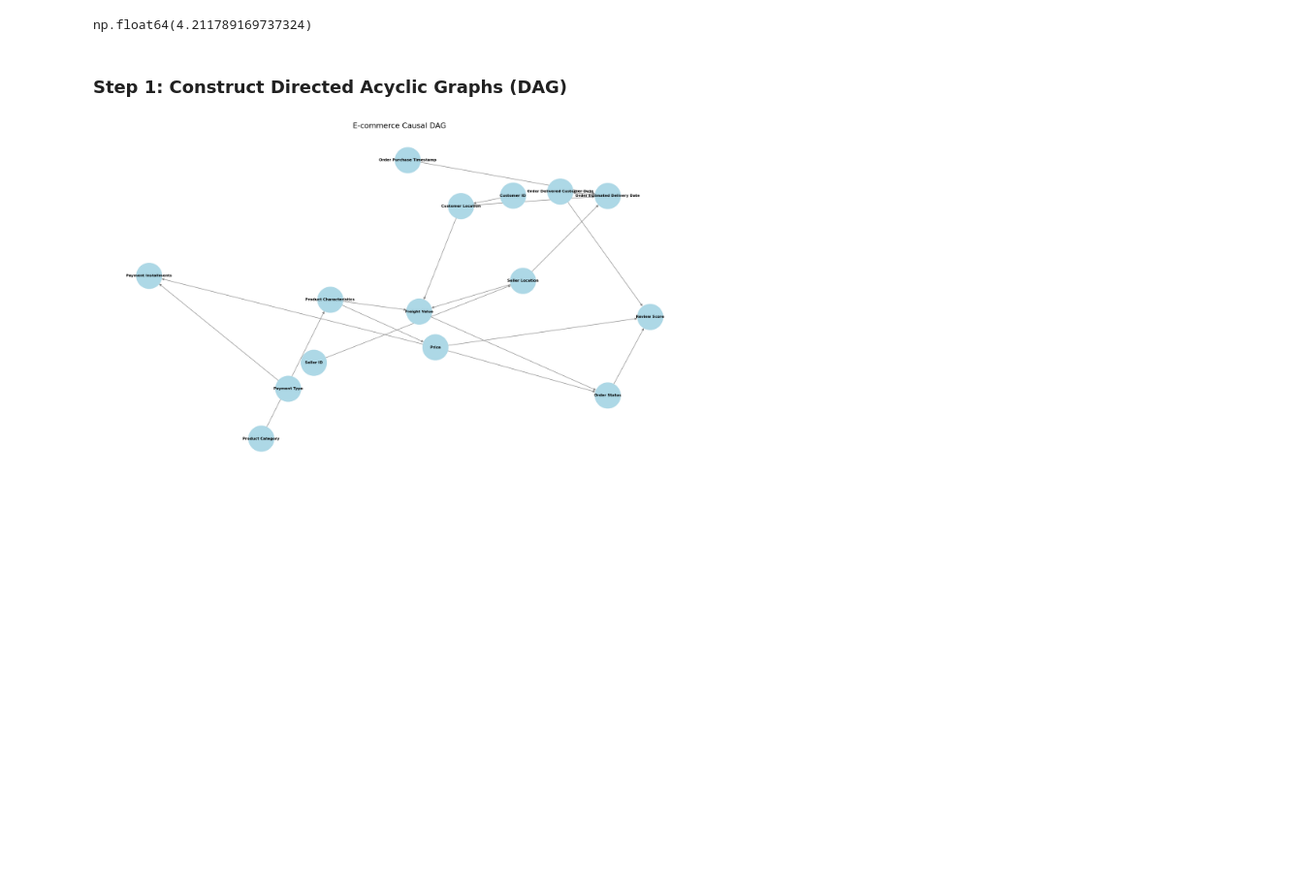
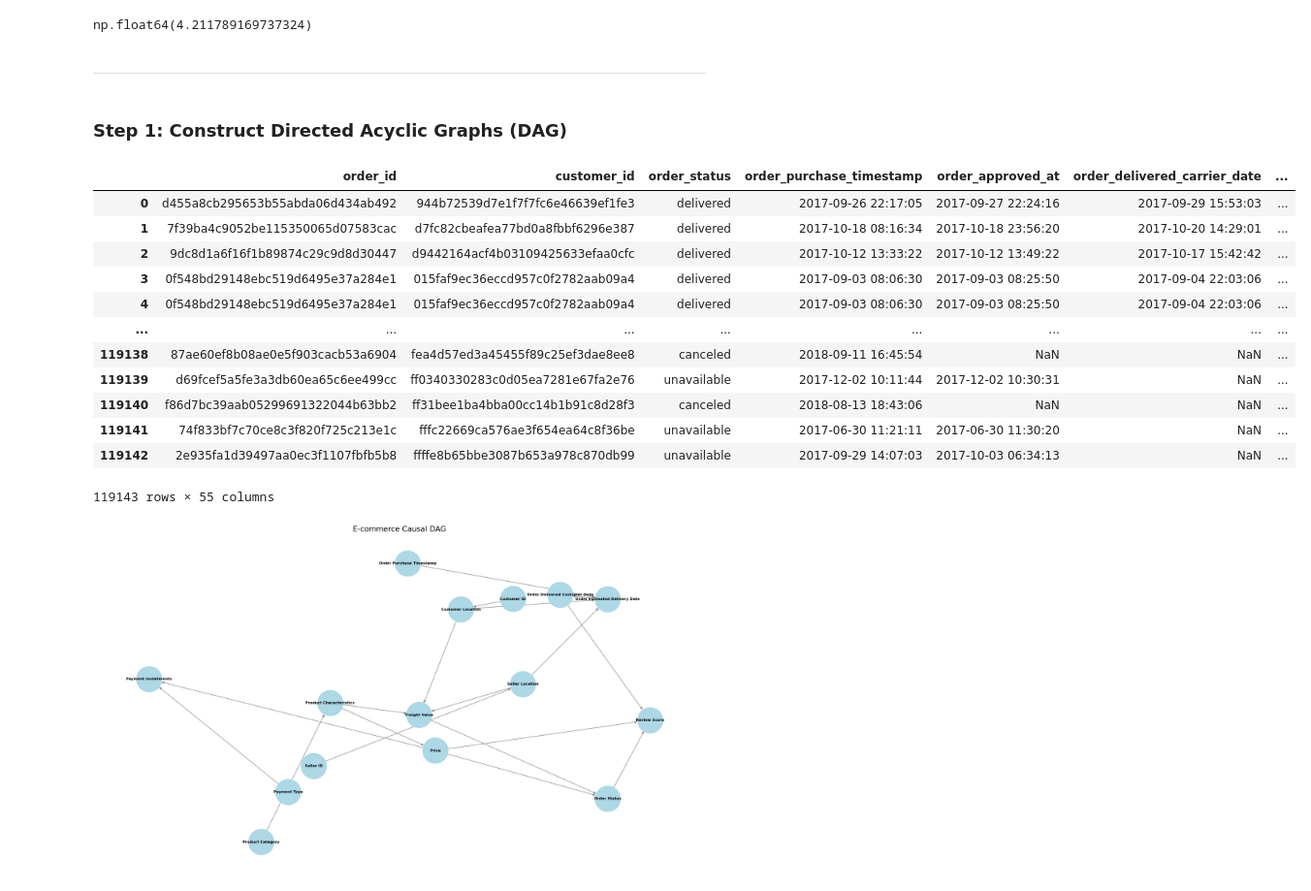
Before and after one commit to menni99/causal-attribution-analysis, a Jupyter notebook: resources/dev/analysis.ipynb, the cells around one changed output. Shown at 97% size. Saved outputs shown, nothing was run; the diff lists cells and outputs as text; code cells hidden in the pictures; blank space fills up the shorter version.

```diff
--- a/resources/dev/analysis.ipynb
+++ b/resources/dev/analysis.ipynb
@@ -232,8 +232,26 @@ np.float64(2.271138845553822)
 temp_df[temp_df['is_delivery_late'] == 0]['review_score'].mean()
 # %% [output]
 np.float64(4.211789169737324)
+# %% [markdown]
+----
 # %% [markdown]
 ### **Step 1**: Construct Directed Acyclic Graphs (DAG)
+# %%
+df
+# %% [output]
+|  | order_id | customer_id | order_status | order_purchase_timestamp | order_approved_at | order_delivered_carrier_date | ... |
+| 0 | d455a8cb295653b55abda06d434ab492 | 944b72539d7e1f7f7fc6e46639ef1fe3 | delivered | 2017-09-26 22:17:05 | 2017-09-27 22:24:16 | 2017-09-29 15:53:03 | ... |
+| 1 | 7f39ba4c9052be115350065d07583cac | d7fc82cbeafea77bd0a8fbbf6296e387 | delivered | 2017-10-18 08:16:34 | 2017-10-18 23:56:20 | 2017-10-20 14:29:01 | ... |
+| 2 | 9dc8d1a6f16f1b89874c29c9d8d30447 | d9442164acf4b03109425633efaa0cfc | delivered | 2017-10-12 13:33:22 | 2017-10-12 13:49:22 | 2017-10-17 15:42:42 | ... |
+| 3 | 0f548bd29148ebc519d6495e37a284e1 | 015faf9ec36eccd957c0f2782aab09a4 | delivered | 2017-09-03 08:06:30 | 2017-09-03 08:25:50 | 2017-09-04 22:03:06 | ... |
+| 4 | 0f548bd29148ebc519d6495e37a284e1 | 015faf9ec36eccd957c0f2782aab09a4 | delivered | 2017-09-03 08:06:30 | 2017-09-03 08:25:50 | 2017-09-04 22:03:06 | ... |
+| ... | ... | ... | ... | ... | ... | ... | ... |
+| 119138 | 87ae60ef8b08ae0e5f903cacb53a6904 | fea4d57ed3a45455f89c25ef3dae8ee8 | canceled | 2018-09-11 16:45:54 | NaN | NaN | ... |
+| 119139 | d69fcef5a5fe3a3db60ea65c6ee499cc | ff0340330283c0d05ea7281e67fa2e76 | unavailable | 2017-12-02 10:11:44 | 2017-12-02 10:30:31 | NaN | ... |
+| 119140 | f86d7bc39aab05299691322044b63bb2 | ff31bee1ba4bba00cc14b1b91c8d28f3 | canceled | 2018-08-13 18:43:06 | NaN | NaN | ... |
+| 119141 | 74f833bf7c70ce8c3f820f725c213e1c | fffc22669ca576ae3f654ea64c8f36be | unavailable | 2017-06-30 11:21:11 | 2017-06-30 11:30:20 | NaN | ... |
+| 119142 | 2e935fa1d39497aa0ec3f1107fbfb5b8 | ffffe8b65bbe3087b653a978c870db99 | unavailable | 2017-09-29 14:07:03 | 2017-10-03 06:34:13 | NaN | ... |
+119143 rows × 55 columns
 # %%
 # Create a new directed graph
 G = nx.DiGraph()
```
